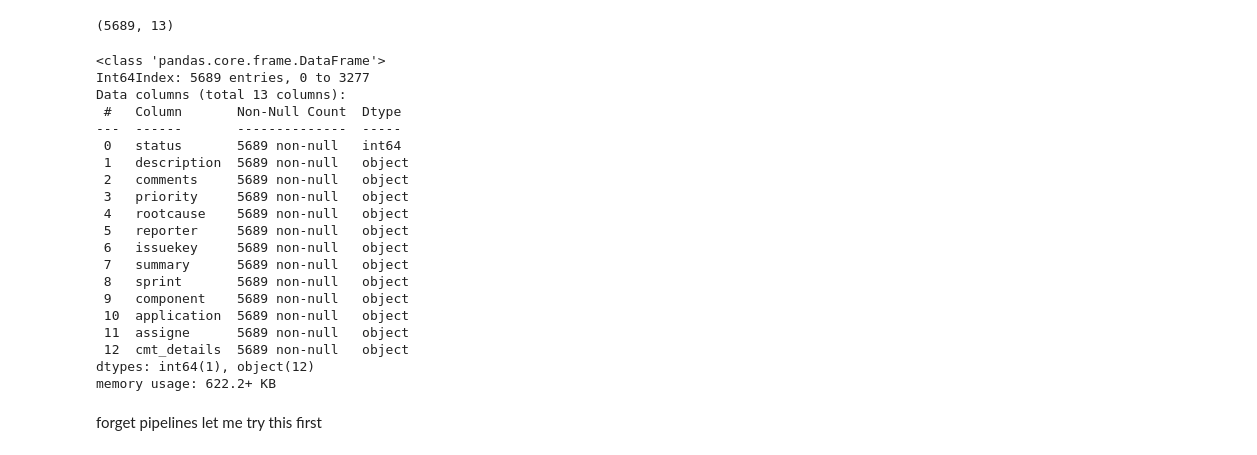
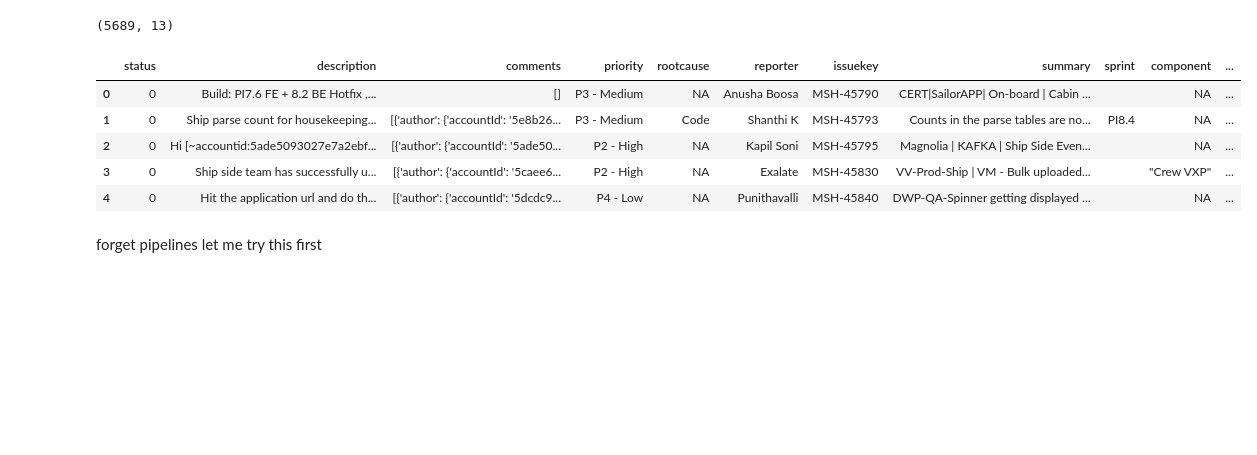
Before and after one commit to 1985shree/1985shree, a Jupyter notebook: app_defect_validation_using_spacy.ipynb, the cells around one changed output. Drawn from its saved outputs; the diff is of its cells as text; code cells hidden in the pictures; blank space fills up the shorter version.

```diff
--- a/app_defect_validation_using_spacy.ipynb
+++ b/app_defect_validation_using_spacy.ipynb
@@ -99,28 +102,14 @@ df.shape
 # %% [output]
 (5689, 13)
 # %%
-df.info()
+df.head()
 # %% [output]
-<class 'pandas.core.frame.DataFrame'>
-Int64Index: 5689 entries, 0 to 3277
-Data columns (total 13 columns):
- #   Column       Non-Null Count  Dtype
----  ------       --------------  -----
- 0   status       5689 non-null   int64
- 1   description  5689 non-null   object
- 2   comments     5689 non-null   object
- 3   priority     5689 non-null   object
- 4   rootcause    5689 non-null   object
- 5   reporter     5689 non-null   object
- 6   issuekey     5689 non-null   object
- 7   summary      5689 non-null   object
- 8   sprint       5689 non-null   object
- 9   component    5689 non-null   object
- 10  application  5689 non-null   object
- 11  assigne      5689 non-null   object
- 12  cmt_details  5689 non-null   object
-dtypes: int64(1), object(12)
-memory usage: 622.2+ KB
+|  | status | description | comments | priority | rootcause | reporter | issuekey | summary | sprint | component | ... |
+| 0 | 0 | Build: PI7.6 FE + 8.2 BE Hotfix ,... | [] | P3 - Medium | NA | Anusha Boosa | MSH-45790 | CERT|SailorAPP| On-board | Cabin ... |  | NA | ... |
+| 1 | 0 | Ship parse count for housekeeping... | [{'author': {'accountId': '5e8b26... | P3 - Medium | Code | Shanthi K | MSH-45793 | Counts in the parse tables are no... | PI8.4 | NA | ... |
+| 2 | 0 | Hi [~accountid:5ade5093027e7a2ebf... | [{'author': {'accountId': '5ade50... | P2 - High | NA | Kapil Soni | MSH-45795 | Magnolia | KAFKA | Ship Side Even... |  | NA | ... |
+| 3 | 0 | Ship side team has successfully u... | [{'author': {'accountId': '5caee6... | P2 - High | NA | Exalate | MSH-45830 | VV-Prod-Ship | VM - Bulk uploaded... |  | "Crew VXP" | ... |
+| 4 | 0 | Hit the application url and do th... | [{'author': {'accountId': '5dcdc9... | P4 - Low | NA | Punithavalli | MSH-45840 | DWP-QA-Spinner getting displayed ... |  | NA | ... |
 # %%
 countvectorizer = CountVectorizer(tokenizer = spacy_tokenizer, ngram_range=(1,1))
 svc_classifier = LinearSVC()
```
Also changed, not shown: parts of 22 cells of this notebook.
